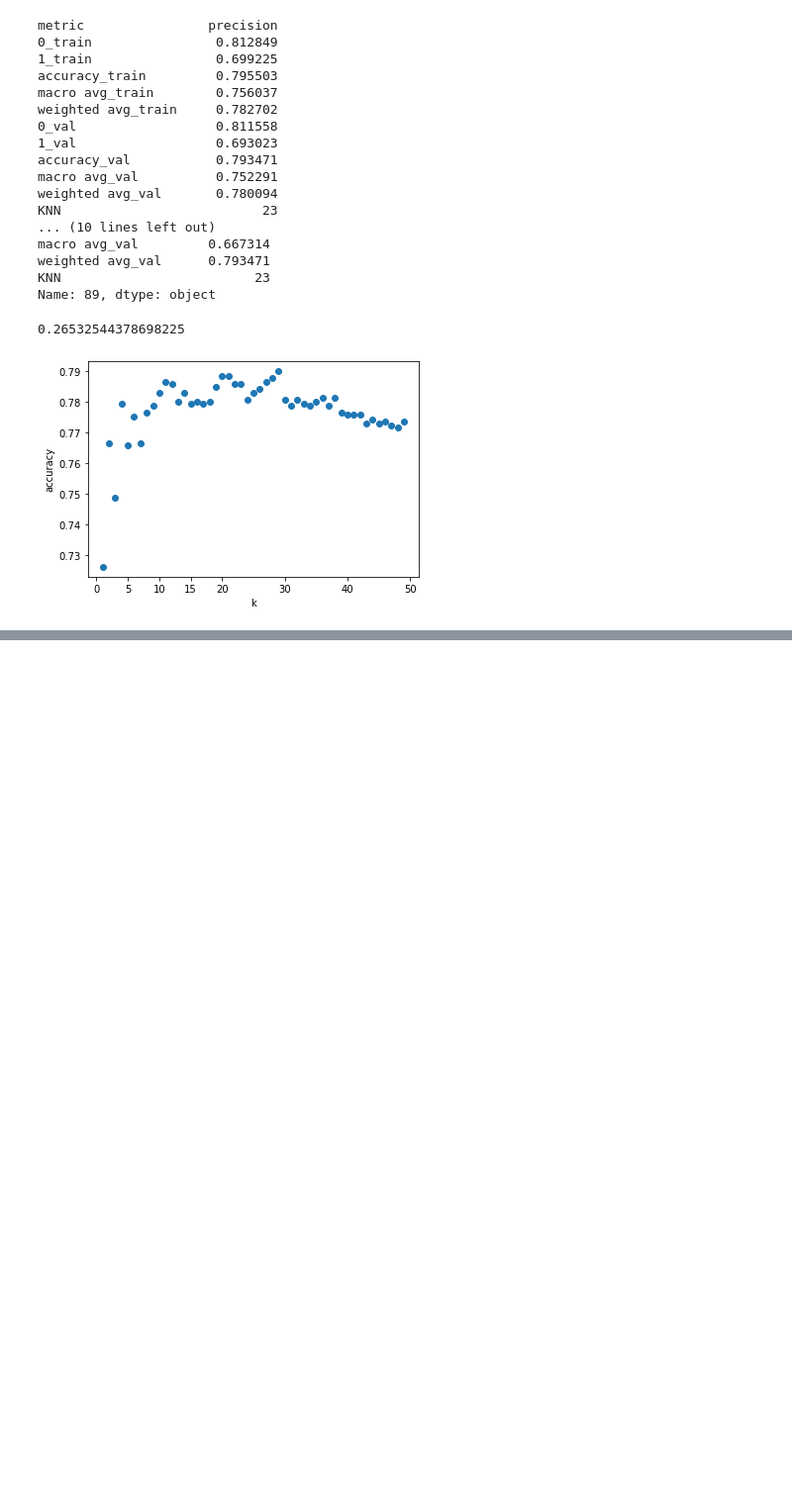
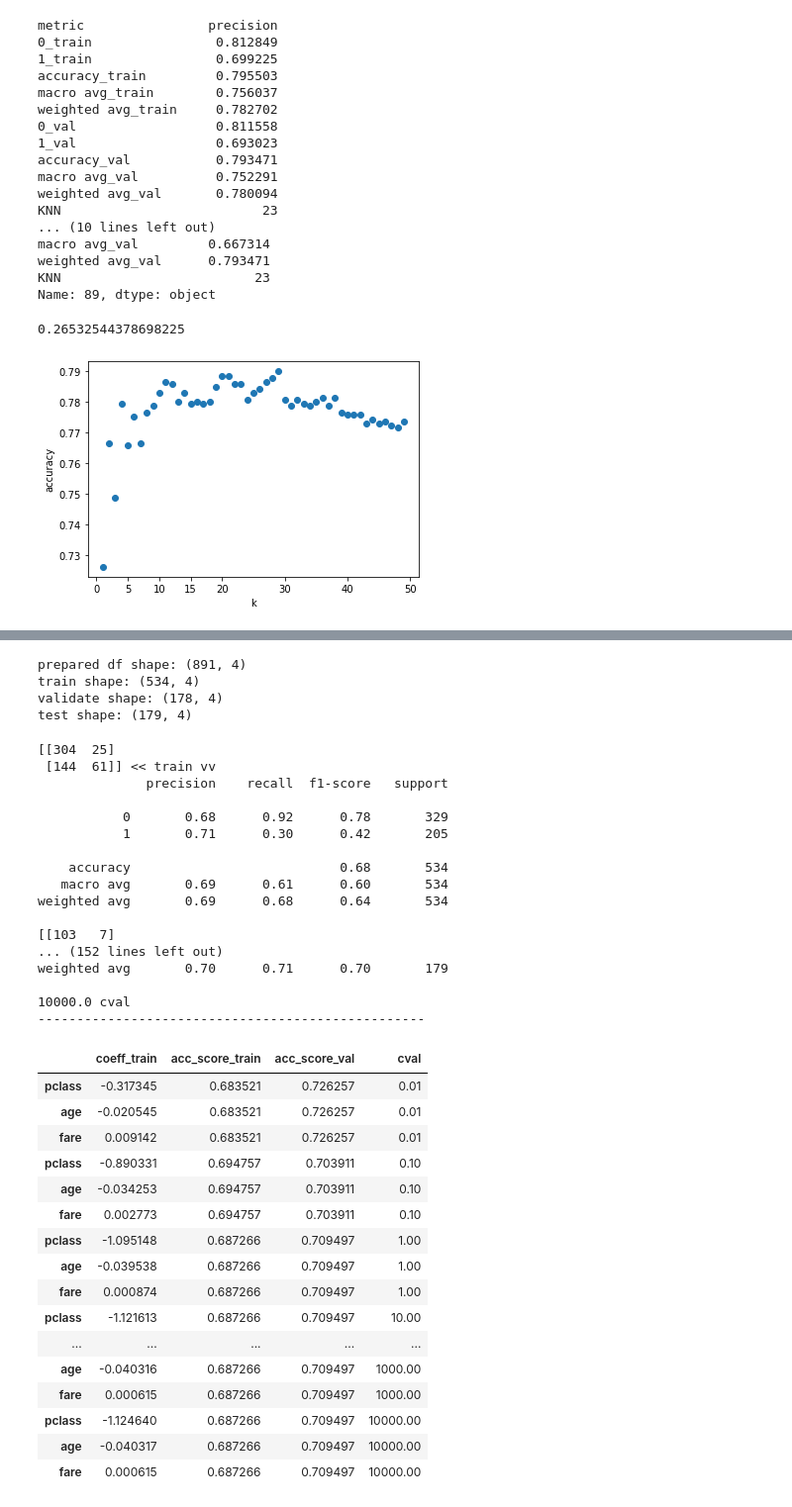
Before and after one commit to geary-shenck/classification-exercises, a Jupyter notebook: model.ipynb, the cells around one changed output, grey strips where cells are left out. Shown: that part at 99% size. Saved outputs shown, nothing was run; the diff lists cells and outputs as text; code cells hidden in the pictures; blank space fills up the shorter version.

```diff
--- a/model.ipynb
+++ b/model.ipynb
@@ -1300,0 +1374,12 @@ plt.show()
+# %%
+further_titanic_df = prepare.prep_titanic_further()
+further_titanic_df = further_titanic_df.loc[:,~further_titanic_df.columns.duplicated()].copy()
+further_titanic_df.drop(columns=["embark_town",
+                                "passenger_id",
+                                "sibsp",
+                                "parch",
+                                "alone",
+                                "sex",
+                                "embark_town_Queenstown",
+                                "embark_town_Southampton"],inplace=True)
+further_titanic_df.info()
@@ -1300,0 +1398,58 @@ plt.show()
+# %%
+train_further_titanic_df,validate_further_titanic_df,test_further_titanic_df = prepare.split_function(further_titanic_df,"survived")
+
+X_train_further_titanic_df    =train_further_titanic_df.drop(columns="survived")
+y_train_further_titanic_df    =train_further_titanic_df["survived"]
+
+X_validate_further_titanic_df =validate_further_titanic_df.drop(columns="survived")
+y_validate_further_titanic_df =validate_further_titanic_df["survived"]
+
+X_test_further_titanic_df     =test_further_titanic_df.drop(columns="survived")
+y_test_further_titanic_df     =test_further_titanic_df["survived"]
+# %% [output]
+prepared df shape: (891, 4)
+train shape: (534, 4)
+validate shape: (178, 4)
+test shape: (179, 4)
+# %%
+temp0 = pd.DataFrame()
+for i in range(0,6+1):
+    y=(.01*(10**i))
+    temp1 = logreg_function(X_train_further_titanic_df,y_train_further_titanic_df,False,y,X_validate_further_titanic_df,y_validate_further_titanic_df)
+    temp0 = pd.concat([temp0,temp1],join="outer",sort=False)
+temp0
+# %% [output]
+[[304  25]
+ [144  61]] << train vv
+              precision    recall  f1-score   support
+
+           0       0.68      0.92      0.78       329
+           1       0.71      0.30      0.42       205
+
+    accuracy                           0.68       534
+   macro avg       0.69      0.61      0.60       534
+weighted avg       0.69      0.68      0.64       534
+
+[[103   7]
+... (152 lines left out)
+weighted avg       0.70      0.71      0.70       179
+
+10000.0 cval
+--------------------------------------------------
+|  | coeff_train | acc_score_train | acc_score_val | cval |
+| pclass | -0.317345 | 0.683521 | 0.726257 | 0.01 |
+| age | -0.020545 | 0.683521 | 0.726257 | 0.01 |
+| fare | 0.009142 | 0.683521 | 0.726257 | 0.01 |
+| pclass | -0.890331 | 0.694757 | 0.703911 | 0.10 |
+| age | -0.034253 | 0.694757 | 0.703911 | 0.10 |
+| fare | 0.002773 | 0.694757 | 0.703911 | 0.10 |
+| pclass | -1.095148 | 0.687266 | 0.709497 | 1.00 |
+| age | -0.039538 | 0.687266 | 0.709497 | 1.00 |
+| fare | 0.000874 | 0.687266 | 0.709497 | 1.00 |
+| pclass | -1.121613 | 0.687266 | 0.709497 | 10.00 |
+| ... | ... | ... | ... | ... |
+| age | -0.040316 | 0.687266 | 0.709497 | 1000.00 |
+| fare | 0.000615 | 0.687266 | 0.709497 | 1000.00 |
+| pclass | -1.124640 | 0.687266 | 0.709497 | 10000.00 |
+| age | -0.040317 | 0.687266 | 0.709497 | 10000.00 |
+| fare | 0.000615 | 0.687266 | 0.709497 | 10000.00 |
```
Also changed, not shown: parts of 14 cells of this notebook.
